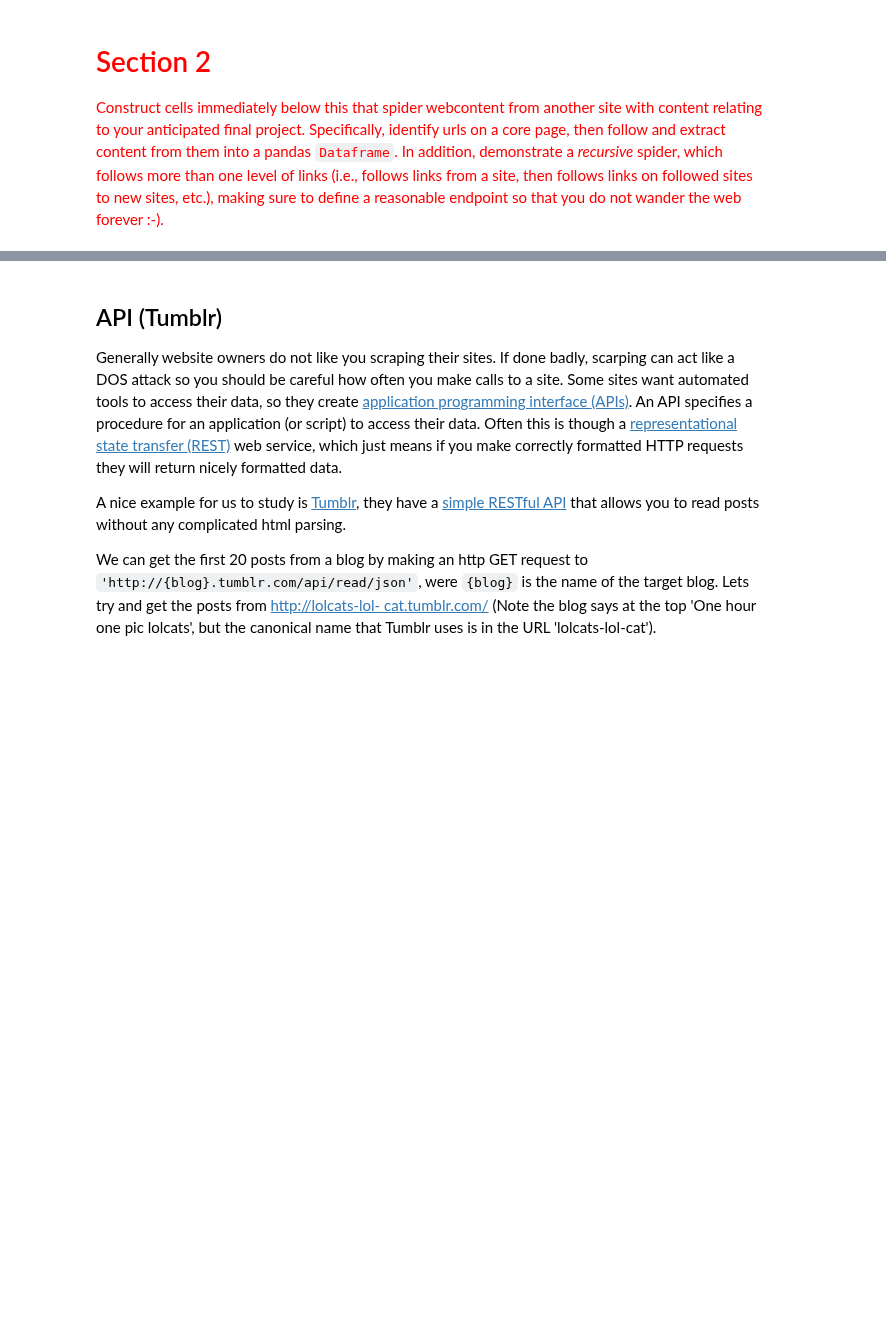
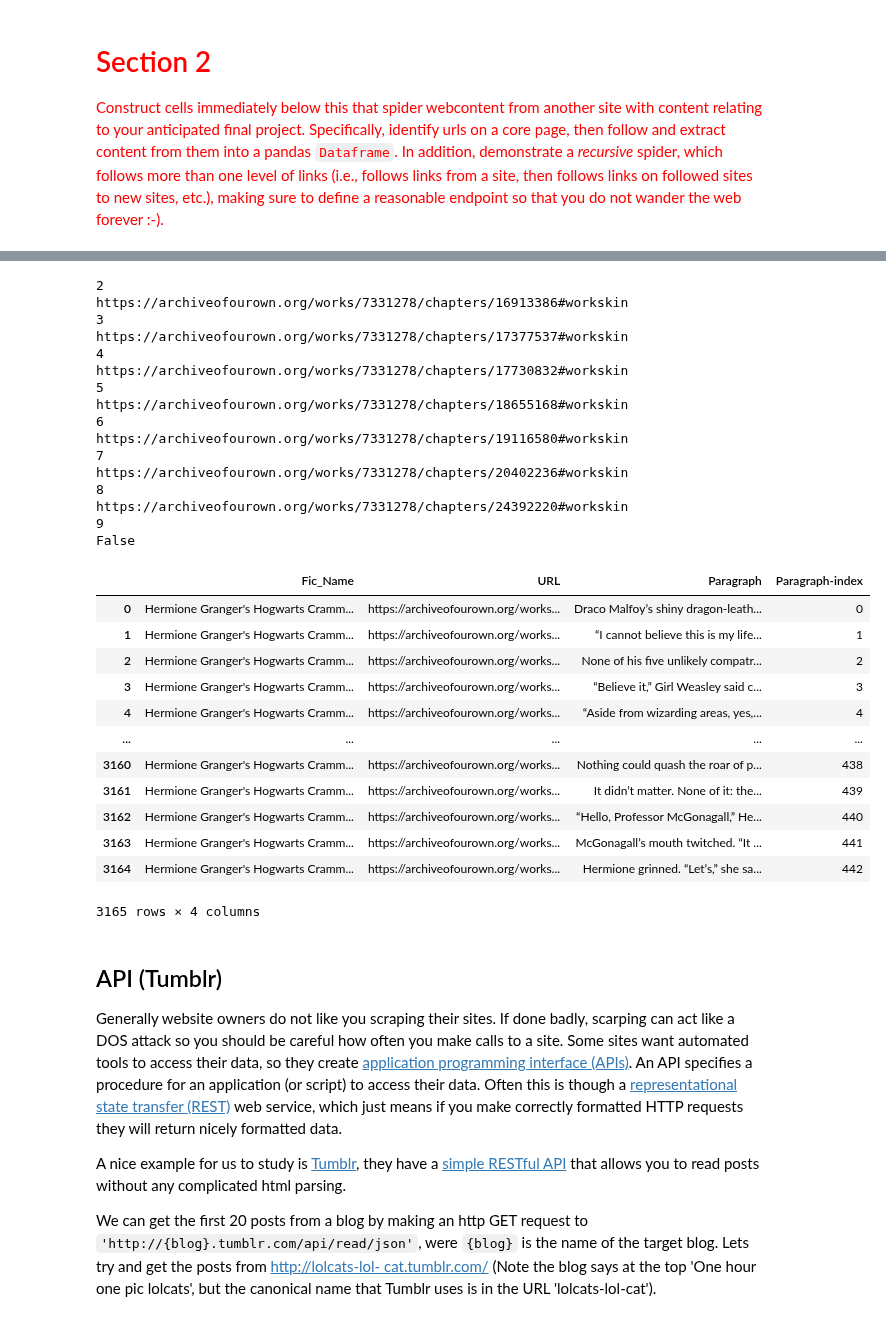
Before and after one commit to Computational-Content-Analysis-2020/Content-Analysis-2020, a Jupyter notebook: week-1/1-intro.ipynb, the cells around one changed output, grey strips where cells are left out. Drawn from its saved outputs; the diff is of its cells as text; code cells hidden in the pictures; blank space fills up the shorter version.

```diff
--- a/week-1/1-intro.ipynb
+++ b/week-1/1-intro.ipynb
@@ -257,3 +553,73 @@ contentParagraphsDF
+# %%
+# recursive spydering
+# extract every chapter of one fiction by recursively visiting next chapter url until reaching the end
+
+def find_next_chp(url):
+    base_url="https://archiveofourown.org/"
+    requests_content=requests.get(url)
+    soup=bs4.BeautifulSoup(requests_content.text, 'html.parser')
+
+    if (soup.find("li",{"class":"chapter next"})):
+        next_chp=soup.find("li",{"class":"chapter next"})
+        chp_url=next_chp.find("a").get("href")
+        complete_url=urllib.parse.urljoin(base_url, chp_url)
+        return complete_url
+
+    else:
+        return False
+# %%
+# harry potter fanfiction on the website: Archive of our own
+# parse html from source page
+def get_every_chp(url, name):
+
+    fanficRequest = requests.get(url)
+    fanficSoup = bs4.BeautifulSoup(fanficRequest.text, 'html.parser')
+    content_dict={'Fic_Name':[],'URL':[],'Paragraph':[],'Paragraph-index':[]}
+    next_url=url
+    chp_num=1
+
+    while(next_url):
+        fic_dict=get_fic_content(next_url,name,content_dict)
+        next_url=find_next_chp(next_url)
+        chp_num+=1
+        print(chp_num)
+        print(next_url)
+
+
+    return pandas.DataFrame(content_dict)
+# %%
+fanfic="https://archiveofourown.org/works/7331278/chapters/16653022"
+get_every_chp(fanfic,"Hermione Granger's Hogwarts Crammer for Delinquents on the Run")
+# %% [output]
+2
+https://archiveofourown.org/works/7331278/chapters/16913386#workskin
+3
+https://archiveofourown.org/works/7331278/chapters/17377537#workskin
+4
+https://archiveofourown.org/works/7331278/chapters/17730832#workskin
+5
+https://archiveofourown.org/works/7331278/chapters/18655168#workskin
+6
+https://archiveofourown.org/works/7331278/chapters/19116580#workskin
+7
+https://archiveofourown.org/works/7331278/chapters/20402236#workskin
+8
+https://archiveofourown.org/works/7331278/chapters/24392220#workskin
+9
+False
+|  | Fic_Name | URL | Paragraph | Paragraph-index |
+| 0 | Hermione Granger's Hogwarts Cramm... | https://archiveofourown.org/works... | Draco Malfoy’s shiny dragon-leath... | 0 |
+| 1 | Hermione Granger's Hogwarts Cramm... | https://archiveofourown.org/works... | “I cannot believe this is my life... | 1 |
+| 2 | Hermione Granger's Hogwarts Cramm... | https://archiveofourown.org/works... | None of his five unlikely compatr... | 2 |
+| 3 | Hermione Granger's Hogwarts Cramm... | https://archiveofourown.org/works... | “Believe it,” Girl Weasley said c... | 3 |
+| 4 | Hermione Granger's Hogwarts Cramm... | https://archiveofourown.org/works... | “Aside from wizarding areas, yes,... | 4 |
+| ... | ... | ... | ... | ... |
+| 3160 | Hermione Granger's Hogwarts Cramm... | https://archiveofourown.org/works... | Nothing could quash the roar of p... | 438 |
+| 3161 | Hermione Granger's Hogwarts Cramm... | https://archiveofourown.org/works... | It didn’t matter. None of it: the... | 439 |
+| 3162 | Hermione Granger's Hogwarts Cramm... | https://archiveofourown.org/works... | “Hello, Professor McGonagall,” He... | 440 |
+| 3163 | Hermione Granger's Hogwarts Cramm... | https://archiveofourown.org/works... | McGonagall’s mouth twitched. “It ... | 441 |
+| 3164 | Hermione Granger's Hogwarts Cramm... | https://archiveofourown.org/works... | Hermione grinned. “Let’s,” she sa... | 442 |
+3165 rows × 4 columns
 # %% [markdown]
 ## API (Tumblr)
 
```
Also changed, not shown: parts of 40 cells of this notebook, 4 other files.
